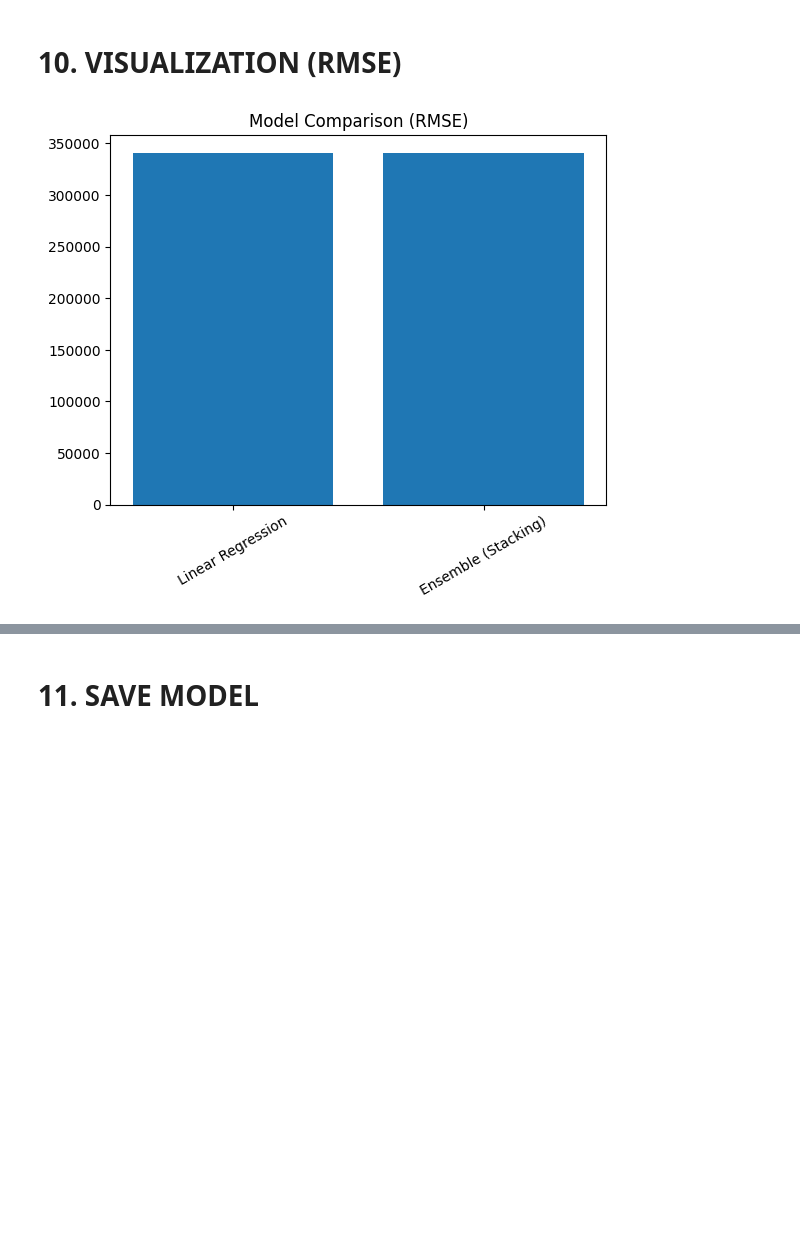
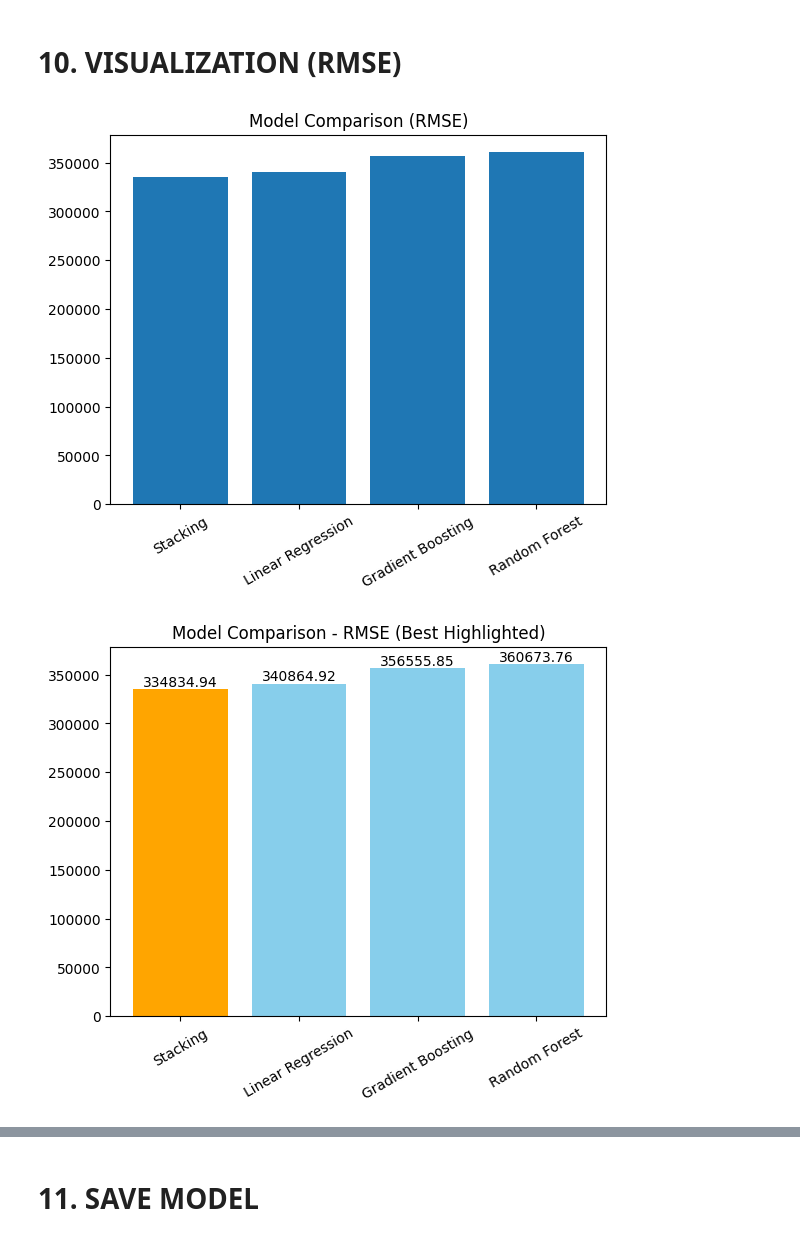
Before and after one commit to hoangchaulanbao/HocmayNC, a Jupyter notebook: Du_doan_gia_xe_o_to.ipynb, the cells around one changed output, grey strips where cells are left out. Cells and saved outputs as stored; diff of their text form; code cells hidden in the pictures; blank space fills up the shorter version.

```diff
--- a/Du_doan_gia_xe_o_to.ipynb
+++ b/Du_doan_gia_xe_o_to.ipynb
@@ -1067,7 +1067,8 @@ def evaluate(y_true, y_pred):
     return {
         "MAE": mean_absolute_error(y_true, y_pred),
         "RMSE": np.sqrt(mean_squared_error(y_true, y_pred)),
-        "R2": r2_score(y_true, y_pred)
+        "R2": r2_score(y_true, y_pred),
+        "MAPE": np.mean(np.abs((y_true - y_pred) / y_true)) * 100
     }
 # %% [markdown]
 # 9. EVALUATE MODELS
@@ -1088,4 +1089,21 @@ results['Ensemble (Stacking)'] = evaluate(y_test, pred_stack)
 
 results_df = pd.DataFrame(results).T
 print(results_df)
+# đánh giá nhiều model
+
+results = {}
+
+models = {
+    "Linear Regression": lr_pipeline,
+    "Random Forest": best_rf,
+    "Gradient Boosting": best_gb,
+    "Stacking": stack_pipeline
+}
+
+for name, model in models.items():
+    y_pred = model.predict(X_test)
+    results[name] = evaluate(y_test, y_pred)
+
+results_df = pd.DataFrame(results).T
+results_df
 # %% [output]
@@ -1095,18 +1124,46 @@ Ensemble (Stacking)  121183.403409  341082.755669  0.618779
 # %% [markdown]
 # 10. VISUALIZATION (RMSE)
-# %%
-# ============================================
-# 10. VISUALIZATION (RMSE)
-# ============================================
-
-import matplotlib.pyplot as plt
-
-results_df_sorted = results_df.sort_values(by='RMSE')
-
-plt.figure()
-plt.bar(results_df_sorted.index, results_df_sorted['RMSE'])
-plt.title('Model Comparison (RMSE)')
-plt.xticks(rotation=30)
-plt.show()
-# %% [output]
-[figure, removed]
+# %%
+# ============================================
+# 10. VISUALIZATION (RMSE)
+# ============================================
+
+import matplotlib.pyplot as plt
+ # Visualize 2 model
+
+results_df_sorted = results_df.sort_values(by='RMSE')
+
+plt.figure()
+plt.bar(results_df_sorted.index, results_df_sorted['RMSE'])
+plt.title('Model Comparison (RMSE)')
+plt.xticks(rotation=30)
+plt.show()
+
+# Visualize 4 model
+import numpy as np
+import matplotlib.pyplot as plt
+
+results_df_sorted = results_df.sort_values(by='RMSE')
+
+models = results_df_sorted.index
+rmse_values = results_df_sorted['RMSE']
+
+best_idx = np.argmin(rmse_values)
+
+colors = ['skyblue'] * len(models)
+colors[best_idx] = 'orange'
+
+plt.figure()
+bars = plt.bar(models, rmse_values, color=colors)
+
+for bar in bars:
+    yval = bar.get_height()
+    plt.text(bar.get_x() + bar.get_width()/2, yval, f'{yval:.2f}',
+             ha='center', va='bottom')
+
+plt.title('Model Comparison - RMSE (Best Highlighted)')
+plt.xticks(rotation=30)
+plt.show()
+# %% [output]
+[figure, added]
+[figure, added]
```
Also changed, not shown: parts of 6 cells of this notebook.
